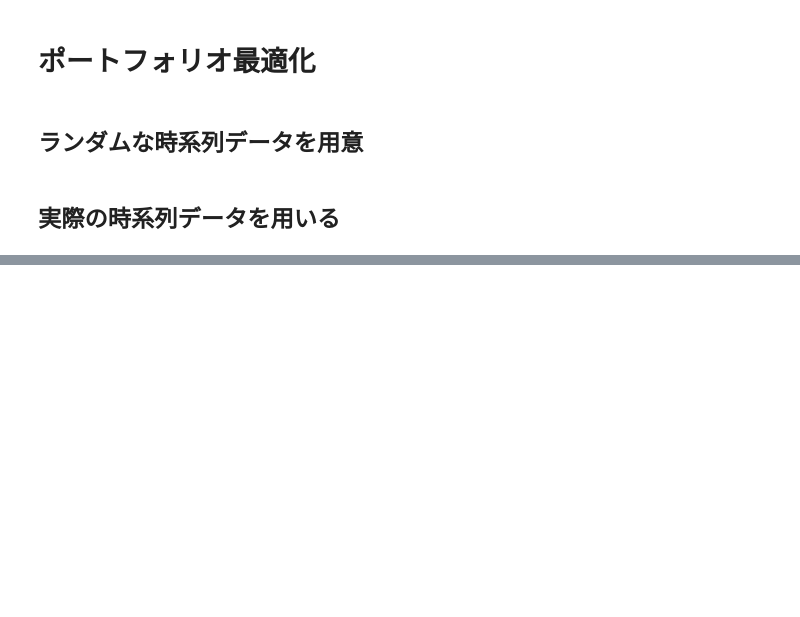
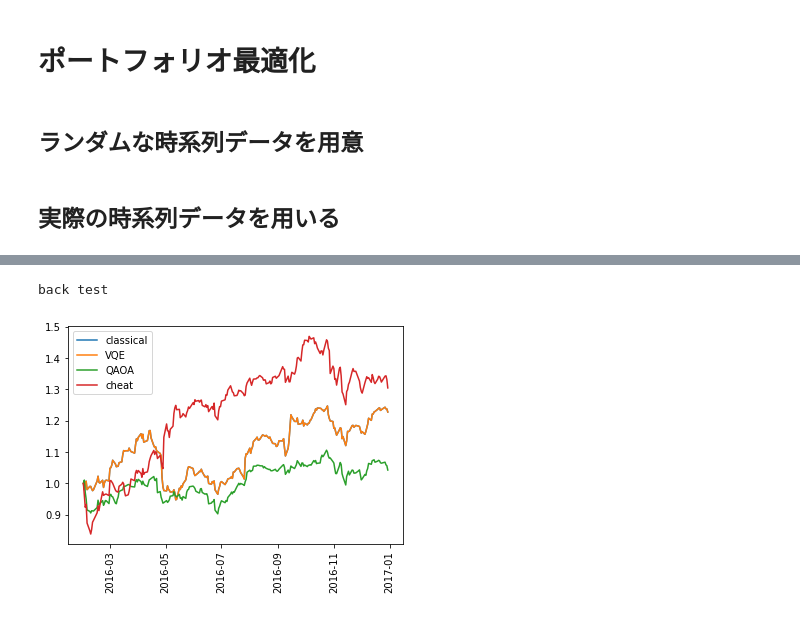
Before and after one commit to daimurat/qiskit-implementation, a Jupyter notebook: quantum-algorithm/Portfolio-Optimization/portfolio_optimization_qiskit_aqua.ipynb, the cells around one changed output, grey strips where cells are left out. Saved outputs shown, nothing was run; the diff lists cells and outputs as text; code cells hidden in the pictures; blank space fills up the shorter version.

```diff
--- a/quantum-algorithm/Portfolio-Optimization/portfolio_optimization_qiskit_aqua.ipynb
+++ b/quantum-algorithm/Portfolio-Optimization/portfolio_optimization_qiskit_aqua.ipynb
@@ -136,0 +248,26 @@ selection       value           probability
+# %%
+selection_classical = sample_most_likely(result_classical.eigenstate)
+selection_vqe = sample_most_likely(result_vqe.eigenstate)
+selection_qaoa = sample_most_likely(result_qaoa.eigenstate)
+selection_cheat = [0,0,0,1]
+
+selection_all = {'classical':selection_classical, 'VQE':selection_vqe, 'QAOA':selection_qaoa, 'cheat':selection_cheat}
+# %%
+if wiki._data:
+    print("back test")
+    for label, selection in selection_all.items():
+        total_price = 0
+        initial_price = 0
+        for (cnt, s) in enumerate(stocks):
+            if selection[cnt] == 1:
+                total_price += wiki._data[cnt]
+                initial_price += wiki._data[cnt][0]
+        plt.plot(total_price/initial_price, label=label)
+    plt.legend()
+    plt.xticks(rotation=90)
+    plt.show()
+else:
+    print('No wiki data loaded.')
+# %% [output]
+back test
+[figure, added]
```
Also changed, not shown: parts of 20 cells of this notebook, 8 other files.
